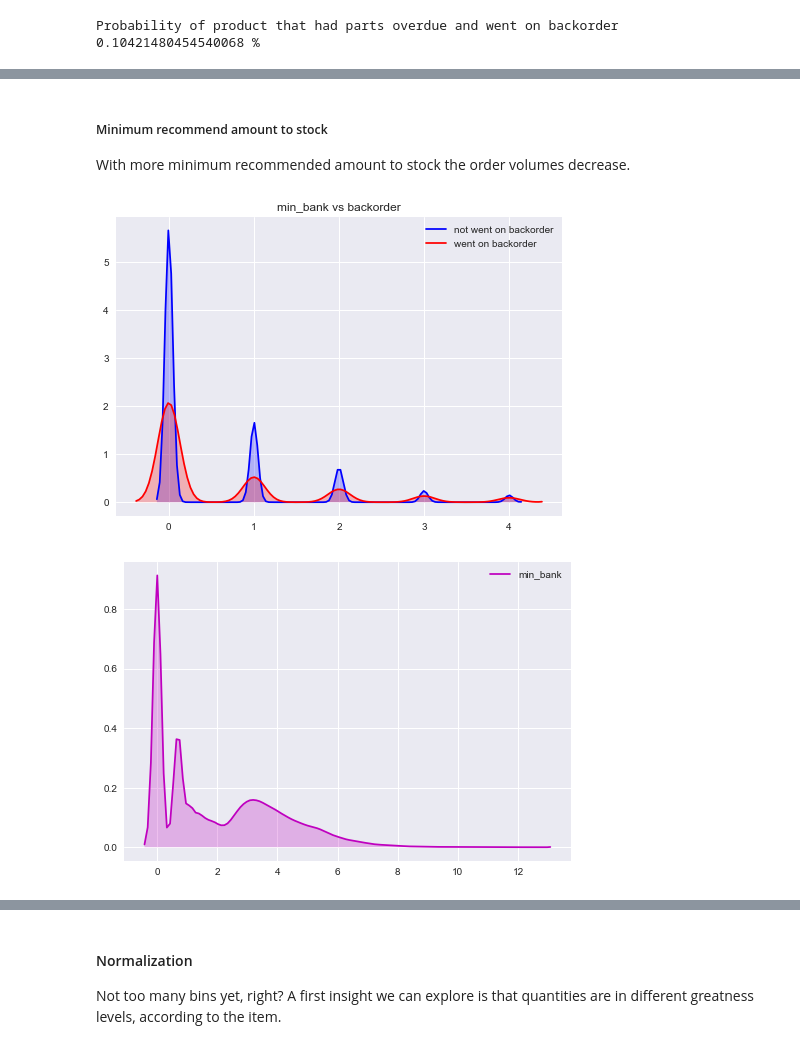
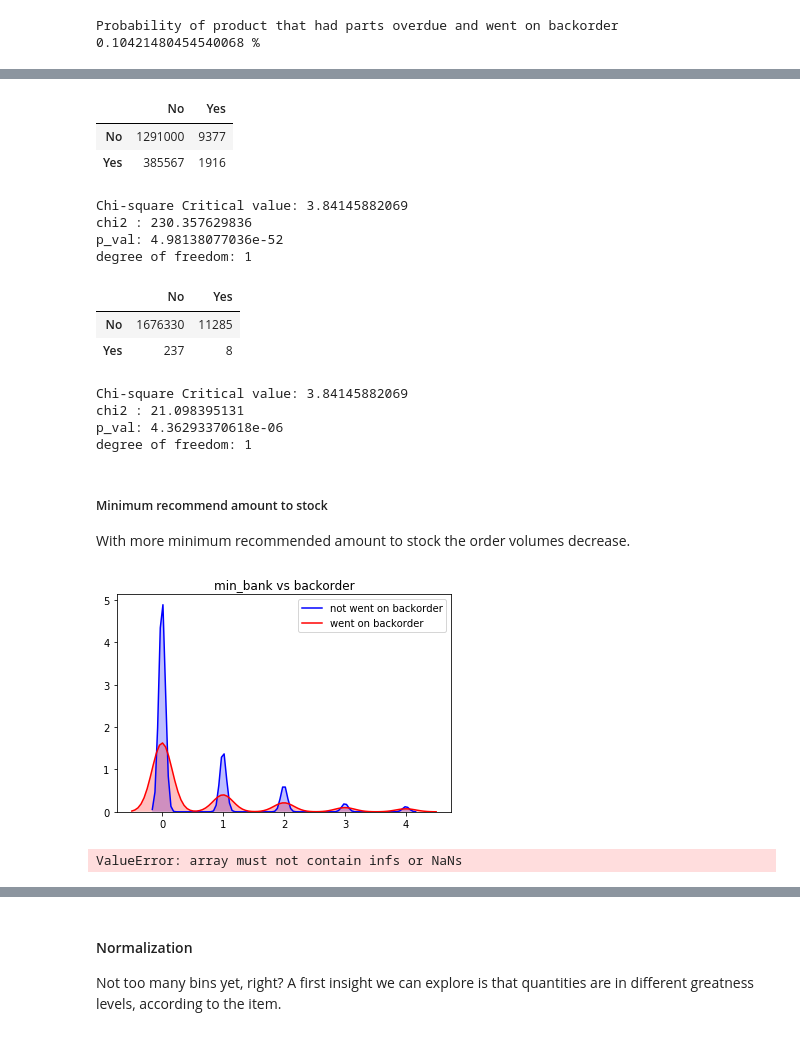
Before and after one commit to hedib/DataScienceProjects, a Jupyter notebook: project_Inventory/backorder.ipynb, the cells around one changed output, grey strips where cells are left out. Cells and saved outputs as stored; diff of their text form; code cells hidden in the pictures.

```diff
--- a/project_Inventory/backorder.ipynb
+++ b/project_Inventory/backorder.ipynb
@@ -890,22 +1044,64 @@ Probability of product that had parts overdue and went on backorder 0.1042148045
+# %%
+contingency_table_deck_risk = pd.crosstab(orders.deck_risk, orders.went_on_backorder)
+contingency_table_deck_risk.columns = ['No','Yes']
+contingency_table_deck_risk.index = ['No','Yes']
+contingency_table_deck_risk
+# %% [output]
+|  | No | Yes |
+| No | 1291000 | 9377 |
+| Yes | 385567 | 1916 |
+# %%
+chi_deck_risk , p_val_deck_risk, dof_deck_risk , exp_deck_risk  = stats.chi2_contingency(contingency_table_deck_risk )
+chi2_critical_deck_risk = stats.chi2.ppf(q = 0.95, df = dof_deck_risk)
+print("Chi-square Critical value:", chi2_critical_deck_risk)
+print('chi2 :', chi_deck_risk)
+print('p_val:', p_val_deck_risk)
+print('degree of freedom:', dof_deck_risk)
+# %% [output]
+Chi-square Critical value: 3.84145882069
+chi2 : 230.357629836
+p_val: 4.98138077036e-52
+degree of freedom: 1
+# %%
+contingency_table_oe_constraint = pd.crosstab(orders.oe_constraint, orders.went_on_backorder)
+contingency_table_oe_constraint.columns = ['No','Yes']
+contingency_table_oe_constraint.index = ['No','Yes']
+contingency_table_oe_constraint
+# %% [output]
+|  | No | Yes |
+| No | 1676330 | 11285 |
+| Yes | 237 | 8 |
+# %%
+chi_oe_constraint , p_val_oe_constraint, dof_oe_constraint , exp_oe_constraint = stats.chi2_contingency(contingency_table_oe_constraint )
+chi2_critical_oe_constraint = stats.chi2.ppf(q = 0.95, df = dof_oe_constraint)
+print("Chi-square Critical value:", chi2_critical_oe_constraint)
+print('chi2 :', chi_oe_constraint)
+print('p_val:', p_val_oe_constraint)
+print('degree of freedom:', dof_oe_constraint)
+# %% [output]
+Chi-square Critical value: 3.84145882069
+chi2 : 21.098395131
+p_val: 4.36293370618e-06
+degree of freedom: 1
 # %% [markdown]
 ##### Minimum recommend amount to stock
 With more minimum recommended amount to stock the order volumes decrease.
 # %%
 #binaries = ['potential_issue', 'deck_risk', 'oe_constraint', 'ppap_risk',
                #'stop_auto_buy', 'rev_stop', 'went_on_backorder']
 #check the  Minimum recommend amount to stock relationship with backorder
-orders['min_bank']
-sns.kdeplot(orders[(orders['went_on_backorder'] == 0) & (orders['min_bank'] < 5)]['min_bank'],color='b', shade=True,label='not went on backorder')
-sns.kdeplot(orders[(orders['went_on_backorder'] == 1) & (orders['min_bank'] < 5)]['min_bank'], color='r',shade=True,label='went on backorder')
+Ordernomiss['min_bank']
+sns.kdeplot(Ordernomiss[(Ordernomiss['went_on_backorder'] == 0) & (Ordernomiss['min_bank'] < 5)]['min_bank'],color='b', shade=True,label='not went on backorder')
+sns.kdeplot(Ordernomiss[(Ordernomiss['went_on_backorder'] == 1) & (Ordernomiss['min_bank'] < 5)]['min_bank'], color='r',shade=True,label='went on backorder')
 plt.title('min_bank vs backorder')
 plt.show()
 
 sales_sort=orders.sort_values('min_bank',ascending = False)
 sns.kdeplot(np.log(sales_sort['min_bank']),color='m', shade=True)
 plt.show()
 # %% [output]
-[figure, old version]
+[figure, new version]
-[figure, removed]
+ValueError: array must not contain infs or NaNs
 # %%
 min_order = orders['min_bank'].shape[0]
 minOrder_backorders =sum(orders[pd.notnull(orders["min_bank"])]["went_on_backorder"])
```
Also changed, not shown: parts of 83 cells of this notebook.
